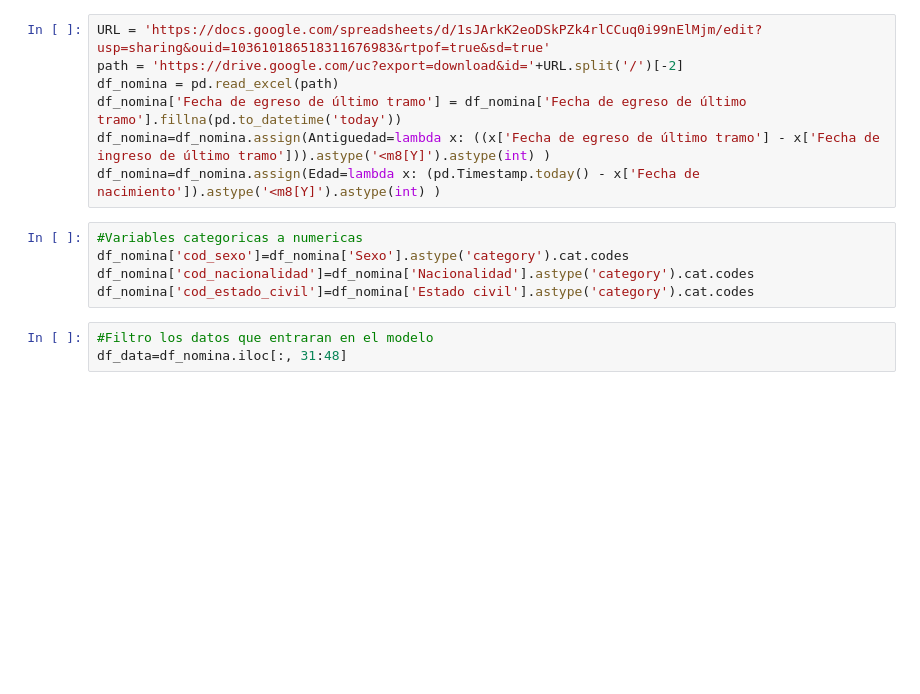
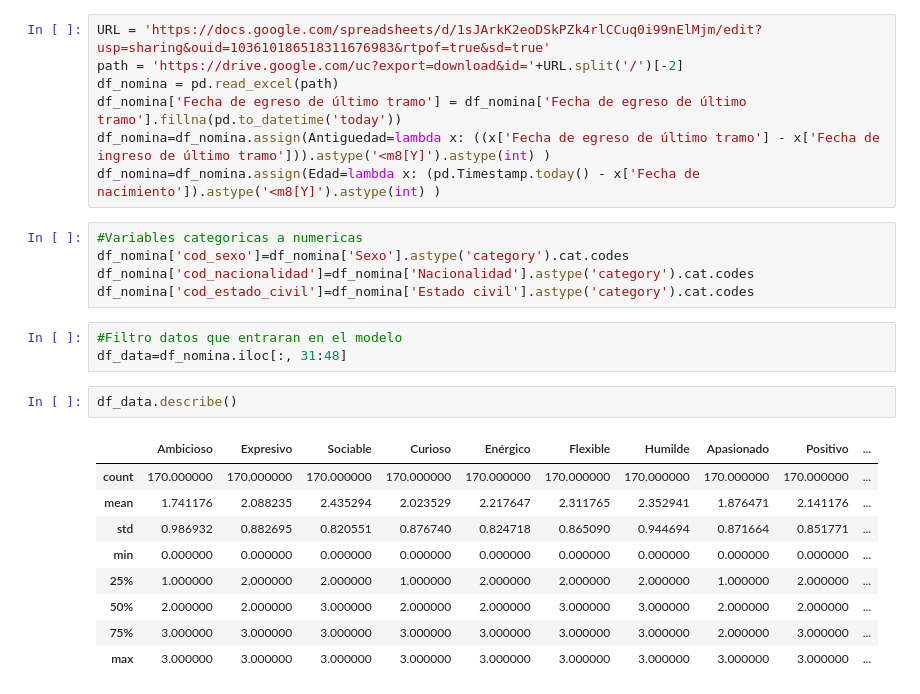
Before and after one commit to dalopez994/LPQ-HR, a Jupyter notebook: LPQ_ML_Lopez.ipynb, the cells around one changed output. Cells and saved outputs as stored; diff of their text form; blank space fills up the shorter version.

```diff
--- a/LPQ_ML_Lopez.ipynb
+++ b/LPQ_ML_Lopez.ipynb
@@ -20,5 +22,17 @@ df_nomina['cod_sexo']=df_nomina['Sexo'].astype('category').cat.codes
 df_nomina['cod_nacionalidad']=df_nomina['Nacionalidad'].astype('category').cat.codes
 df_nomina['cod_estado_civil']=df_nomina['Estado civil'].astype('category').cat.codes
 # %%
-#Filtro los datos que entraran en el modelo
+#Filtro datos que entraran en el modelo
 df_data=df_nomina.iloc[:, 31:48]
+# %%
+df_data.describe()
+# %% [output]
+|  | Ambicioso | Expresivo | Sociable | Curioso | Enérgico | Flexible | Humilde | Apasionado | Positivo | ... |
+| count | 170.000000 | 170.000000 | 170.000000 | 170.000000 | 170.000000 | 170.000000 | 170.000000 | 170.000000 | 170.000000 | ... |
+| mean | 1.741176 | 2.088235 | 2.435294 | 2.023529 | 2.217647 | 2.311765 | 2.352941 | 1.876471 | 2.141176 | ... |
+| std | 0.986932 | 0.882695 | 0.820551 | 0.876740 | 0.824718 | 0.865090 | 0.944694 | 0.871664 | 0.851771 | ... |
+| min | 0.000000 | 0.000000 | 0.000000 | 0.000000 | 0.000000 | 0.000000 | 0.000000 | 0.000000 | 0.000000 | ... |
+| 25% | 1.000000 | 2.000000 | 2.000000 | 1.000000 | 2.000000 | 2.000000 | 2.000000 | 1.000000 | 2.000000 | ... |
+| 50% | 2.000000 | 2.000000 | 3.000000 | 2.000000 | 2.000000 | 3.000000 | 3.000000 | 2.000000 | 2.000000 | ... |
+| 75% | 3.000000 | 3.000000 | 3.000000 | 3.000000 | 3.000000 | 3.000000 | 3.000000 | 2.000000 | 3.000000 | ... |
+| max | 3.000000 | 3.000000 | 3.000000 | 3.000000 | 3.000000 | 3.000000 | 3.000000 | 3.000000 | 3.000000 | ... |
```
Also changed, not shown: parts of 12 cells of this notebook.
